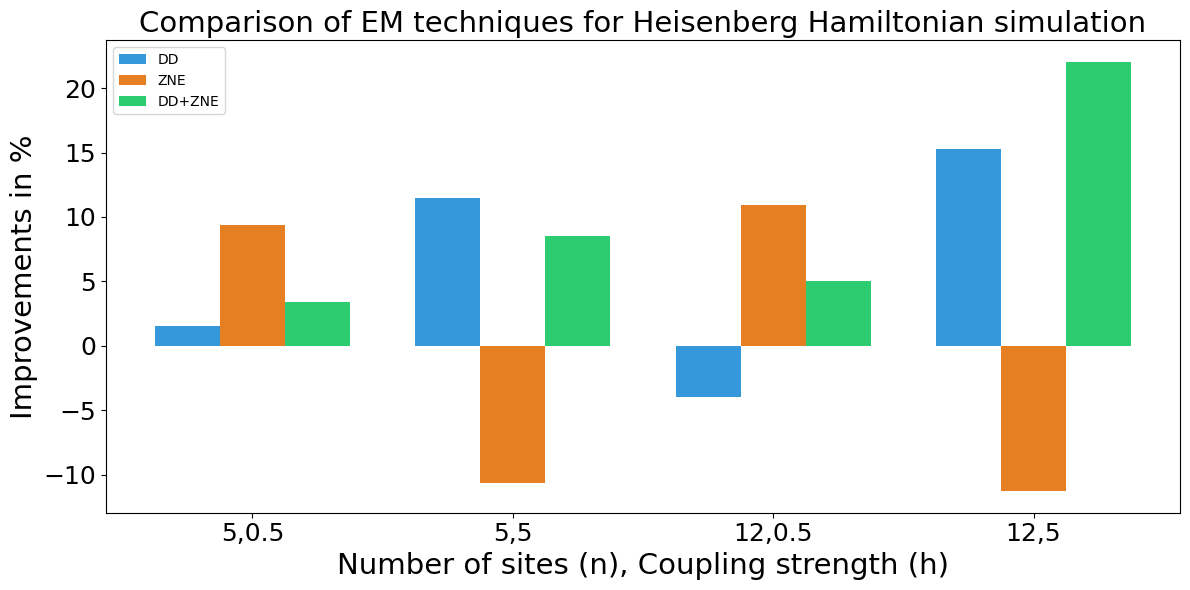
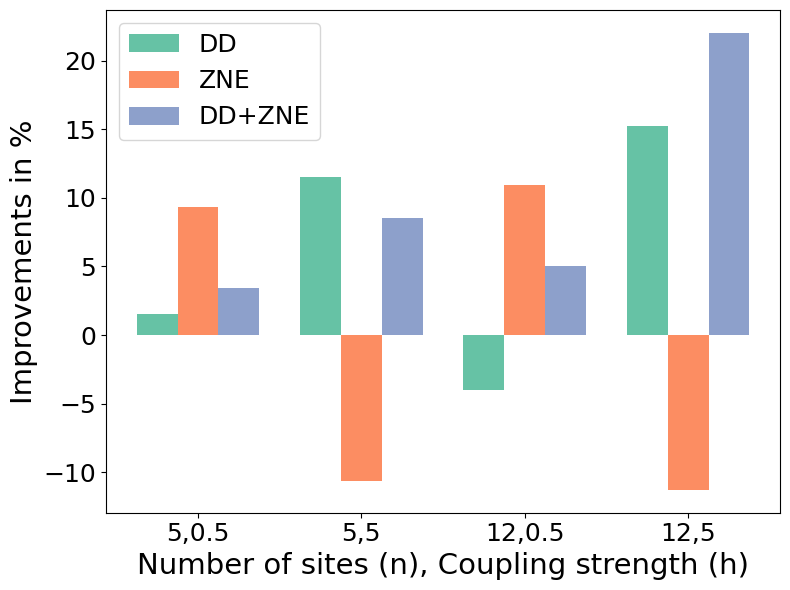
The change to this notebook cell's code, shown as a diff; its figure went from the first image to the second:
--- before
+++ after
@@ -11,20 +11,21 @@
 width = 0.25  # The width of the individual bars
 
-fig, ax = plt.subplots(figsize=(12, 6))
+fig, ax = plt.subplots(figsize=(8, 6))
 
 # 3. Create the bars
 # We offset each bar by the width to keep them grouped
-rects1 = ax.bar(x - width, dd_values, width, label='DD', color='#3498db')
-rects2 = ax.bar(x, zne_values, width, label='ZNE', color='#e67e22')
-rects3 = ax.bar(x + width, dd_zne_values, width, label='DD+ZNE', color='#2ecc71')
+rects1 = ax.bar(x - width, dd_values, width, label='DD', color=color_dd)
+rects2 = ax.bar(x, zne_values, width, label='ZNE', color=color_zne)
+rects3 = ax.bar(x + width, dd_zne_values, width, label='DD+ZNE', color=color_dd_zne)
 
 ax.set_xlabel('Number of sites (n), Coupling strength (h)', fontsize=21)
 ax.set_ylabel('Improvements in %', fontsize=21)
-ax.set_title('Comparison of EM techniques for Heisenberg Hamiltonian simulation', fontsize=21)
+# ax.set_title('Comparison of EM techniques for Heisenberg Hamiltonian simulation', fontsize=21)
 ax.set_xticks(x)
 ax.set_xticklabels(groups) # Rotated for better readability
 ax.tick_params(axis='both', which='major', labelsize=18)
-ax.legend()
+ax.legend(fontsize=18, loc='best')
 
 plt.tight_layout()
+plt.savefig('heisenberg_evo.pdf')
 plt.show()

Commit: Update plots colors and legends.